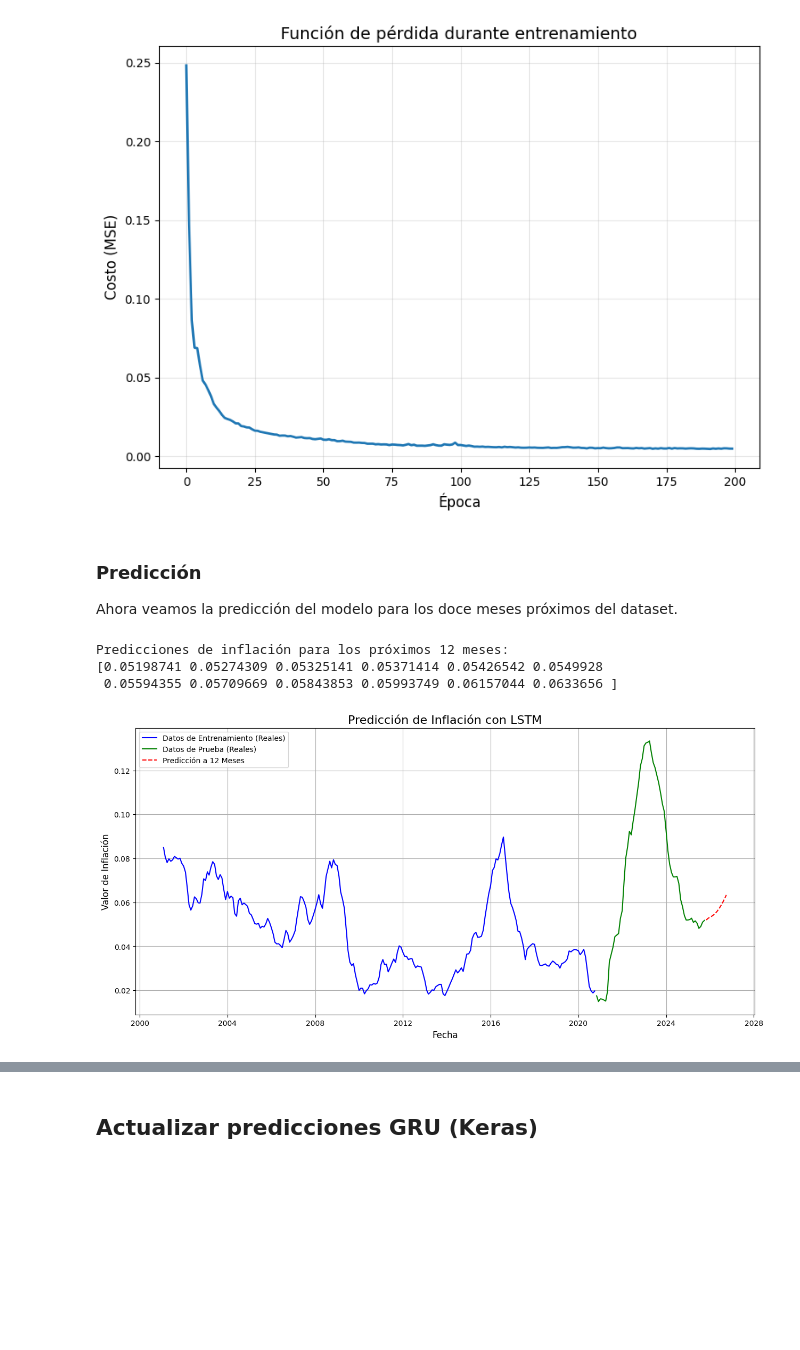
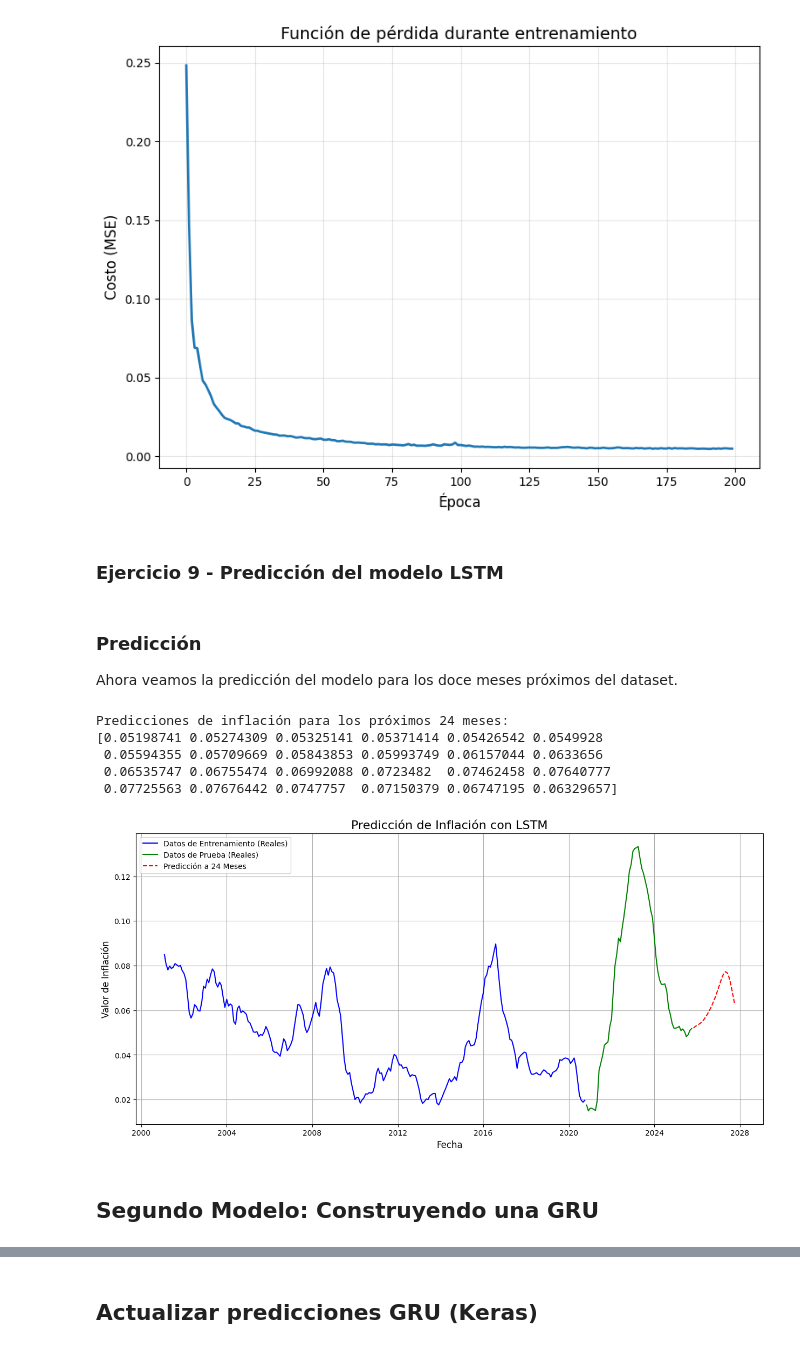
Before and after one commit to MateoOrtiz001/Laboratory-LSTM-GRU-Inflation, a Jupyter notebook: Laboratorio_LSTM_GRU_Inflacion.ipynb, the cells around one changed output, grey strips where cells are left out. Cells and saved outputs as stored; diff of their text form; code cells hidden in the pictures; blank space fills up the shorter version.

```diff
--- a/Laboratorio_LSTM_GRU_Inflacion.ipynb
+++ b/Laboratorio_LSTM_GRU_Inflacion.ipynb
@@ -85,9 +122,11 @@
 * Entrada: $[x_2,x_3,x_4]$. Salida: $x_5$.
 * Entrada: $[x_{i-1},x_i,x_{i+1}]$. Salida: $x_{i+2}$.
 # %%
+# Función calificadora: create_sequences
+
 def create_sequences(data, n_steps_in, n_steps_out):
     """
-    Crea secuencias de entrada-salida para LSTM usando sliding window
+    Crea secuencias de entrada-salida para RNN usando sliding window
     Argumentos:
     data -- array 1D con los datos de inflación
     n_steps_in -- número de pasos temporales de entrada (ventana)
@@ -108,39 +147,3 @@ def create_sequences(data, n_steps_in, n_steps_out):
     ### END CODE HERE ###
 
     return np.array(X), np.array(Y)
-# %%
-# Tester de la funcion create_sequences
-# Fijamos una semilla para los test
-np.random.seed(42)
-# Generamos 20 datos aleatorios
-random_data = np.random.rand(20)
-
-# Imprimimos los datos generados
-print("Datos aleatorios generados:")
-print(random_data)
-
-# Definimos los parámetros
-n_steps_in = [5,3,6,3]
-n_steps_out = [2,1,4,3]
-
-# Iteramos sobre los parametros
-for n_steps_in_value, n_steps_out_value in zip(n_steps_in, n_steps_out):
-  X, Y = create_sequences(random_data, n_steps_in_value, n_steps_out_value)
-  # Imprimimos solo el primer caso
-  if n_steps_in_value == 5:
-    print("\nPrimer secuencia de entrada (X):")
-    print(X[0])
-    print("\nPrimer secuencia de salida (Y):")
-    print(Y[0])
-  # Verificamos el número de secuencias esperadas
-  expected_num_sequences = len(random_data) - n_steps_in_value - n_steps_out_value + 1
-  assert len(X) == expected_num_sequences, f"Expected {expected_num_sequences} sequences, but got {len(X)}"
-  assert len(Y) == expected_num_sequences, f"Expected {expected_num_sequences} sequences, but got {len(Y)}"
-  # Verificamos el shape de las secuencias
-  assert X.shape == (expected_num_sequences, n_steps_in_value), f"Expected X shape {(expected_num_sequences, n_steps_in_value)}, but got {X.shape}"
-  assert Y.shape == (expected_num_sequences, n_steps_out_value), f"Expected Y shape {(expected_num_sequences, n_steps_out_value)}, but got {Y.shape}"
-  # Verificamos el primer elemento de las secuencias
-  assert np.array_equal(X[0], random_data[:n_steps_in_value]), f"First input sequence is incorrect. Expected {random_data[:n_steps_in_value]}, but got {X[0]}"
-  assert np.array_equal(Y[0], random_data[n_steps_in_value:n_steps_in_value + n_steps_out_value]), f"First output sequence is incorrect. Expected {random_data[n_steps_in_value:n_steps_in_value + n_steps_out_value]}, but got {Y[0]}"
-
-print('\033[92mTest Aprobado\033[0m')
@@ -746,6 +780,9 @@ Cost after epoch 197: 0.004976
 Cost after epoch 198: 0.004813
 Cost after epoch 199: 0.004785
 [figure]
+# %% [markdown]
+<a name="3-6"></a>
+### Ejercicio 9 - Predicción del modelo LSTM
 # %%
 def predict_lstm(x, parameters):
     """
@@ -782,8 +819,8 @@ current_window = X_test[:, -1:, :]
 # Lista para guardar las predicciones
 future_LSTM_predictions_scaled = []
 
-# Bucle para predecir 12 pasos hacia adelante
-for i in range(12):
+# Bucle para predecir 24 pasos hacia adelante
+for i in range(24):
     # Hacer la predicción
     next_step_pred_scaled = predict_lstm(current_window, modeloLSTM)
 
@@ -798,12 +835,14 @@ for i in range(12):
 # 4. Des-normalizar las predicciones para verlas en la escala original
 future_LSTM_predictions = scaler.inverse_transform(np.array(future_LSTM_predictions_scaled).reshape(-1, 1))
 
-print("Predicciones de inflación para los próximos 12 meses:")
+print("Predicciones de inflación para los próximos 24 meses:")
 print(future_LSTM_predictions.flatten())
 # %% [output]
-Predicciones de inflación para los próximos 12 meses:
+Predicciones de inflación para los próximos 24 meses:
 [0.05198741 0.05274309 0.05325141 0.05371414 0.05426542 0.0549928
- 0.05594355 0.05709669 0.05843853 0.05993749 0.06157044 0.0633656 ]
+ 0.05594355 0.05709669 0.05843853 0.05993749 0.06157044 0.0633656
+ 0.06535747 0.06755474 0.06992088 0.0723482  0.07462458 0.07640777
+ 0.07725563 0.07676442 0.0747757  0.07150379 0.06747195 0.06329657]
 # %%
 # Des-normalizar los datos para la gráfica
 y_train_actual = scaler.inverse_transform(y_train_keras.reshape(-1, 1))
@@ -812,33 +851,36 @@ y_test_actual = scaler.inverse_transform(y_test_keras.reshape(-1, 1))
 # Crea un índice de fechas para la gráfica
 # Los índices de las secuencias corresponden a la *última* fecha de cada ventana.
 # Por lo tanto, y_train[i] corresponde a data.index[i + n_steps_in].
 start_train_index = n_steps_in
 end_train_index = start_train_index + train_size
 train_dates = data.index[start_train_index:end_train_index]
 
 start_test_index = end_train_index
 end_test_index = start_test_index + len(y_test_keras)
 test_dates = data.index[start_test_index:end_test_index]
 # Crear fechas futuras para las predicciones
 # La primera fecha futura es el mes siguiente a la última fecha de prueba
-future_dates = pd.date_range(start=test_dates[-1], periods=13, freq='ME')[1:]
+future_dates = pd.date_range(start=test_dates[-1], periods=25, freq='ME')[1:]
 # Graficar los resultados
 plt.figure(figsize=(15, 7))
 
 # Datos originales
 plt.plot(train_dates, y_train_actual, label='Datos de Entrenamiento (Reales)', color='blue')
 plt.plot(test_dates, y_test_actual, label='Datos de Prueba (Reales)', color='green')
 
 # Predicciones
 # future_predictions ya está desnormalizado
-plt.plot(future_dates, future_LSTM_predictions.flatten(), label='Predicción a 12 Meses', color='red', linestyle='--')
+plt.plot(future_dates, future_LSTM_predictions.flatten(), label='Predicción a 24 Meses', color='red', linestyle='--')
 
 # Estilo del gráfico
 plt.title('Predicción de Inflación con LSTM', fontsize=16)
 plt.xlabel('Fecha', fontsize=12)
 plt.ylabel('Valor de Inflación', fontsize=12)
 plt.legend()
 plt.grid(True)
 plt.show()
 # %% [output]
-[figure, old version]
+[figure, new version]
+# %% [markdown]
+<a name="4"></a>
+## Segundo Modelo: Construyendo una GRU
```
Also changed, not shown: parts of 93 cells of this notebook.
